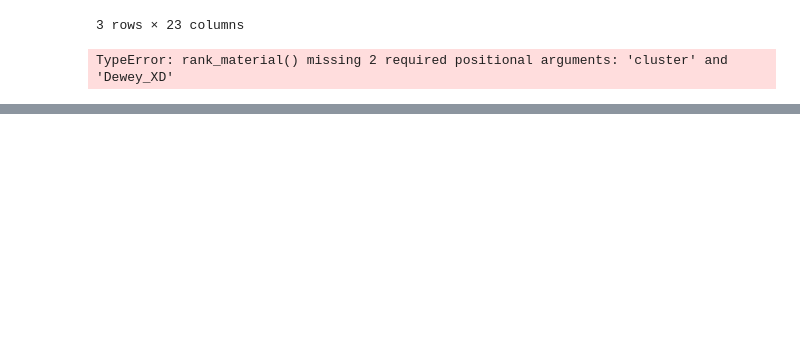
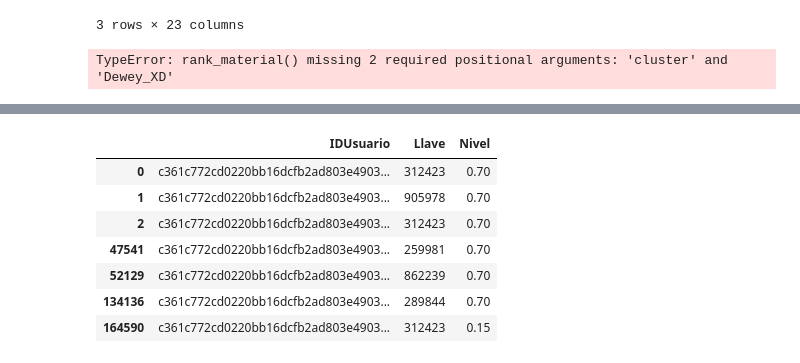
Before and after one commit to Johan-Ortegon-1/uaque, a Jupyter notebook: V2_Clustering_+_Recomendations/Untitled.ipynb, the cells around one changed output, grey strips where cells are left out. Cells and saved outputs as stored; diff of their text form; code cells hidden in the pictures; blank space fills up the shorter version.

```diff
--- a/V2_Clustering_+_Recomendations/Untitled.ipynb
+++ b/V2_Clustering_+_Recomendations/Untitled.ipynb
@@ -255,0 +389,2 @@ display(recomendaciones_final.shape[0])
+# %%
+recomendaciones_final_decena = recomendaciones_nivel(pesos_usuarios_decena, 0.15, 10)
@@ -255,0 +515,2 @@ display(recomendaciones_final.shape[0])
+# %%
+recomendaciones_final_centena = recomendaciones_nivel(pesos_usuarios_centena, 0.15, 10)
@@ -255,0 +601,20 @@ display(recomendaciones_final.shape[0])
+# %%
+def recomendaciones_usuario(id_usuario, df_recomendaciones):
+    recomendaciones_u = df_recomendaciones.loc[df_recomendaciones["IDUsuario"] == id_usuario]
+    display(recomendaciones_u)
+# %%
+recomendaciones_tres_niveles = pd.DataFrame(columns = ['IDUsuario', 'Llave', 'Nivel'])
+recomendaciones_tres_niveles = pd.concat([recomendaciones_tres_niveles, recomendaciones_final], ignore_index = True)
+recomendaciones_tres_niveles = pd.concat([recomendaciones_tres_niveles, recomendaciones_final_decena], ignore_index = True)
+recomendaciones_tres_niveles = pd.concat([recomendaciones_tres_niveles, recomendaciones_final_centena], ignore_index = True)
+
+recomendaciones_usuario('c361c772cd0220bb16dcfb2ad803e4903334ab94', recomendaciones_tres_niveles)
+# %% [output]
+|  | IDUsuario | Llave | Nivel |
+| 0 | c361c772cd0220bb16dcfb2ad803e4903... | 312423 | 0.70 |
+| 1 | c361c772cd0220bb16dcfb2ad803e4903... | 905978 | 0.70 |
+| 2 | c361c772cd0220bb16dcfb2ad803e4903... | 312423 | 0.70 |
+| 47541 | c361c772cd0220bb16dcfb2ad803e4903... | 259981 | 0.70 |
+| 52129 | c361c772cd0220bb16dcfb2ad803e4903... | 862239 | 0.70 |
+| 134136 | c361c772cd0220bb16dcfb2ad803e4903... | 289844 | 0.70 |
+| 164590 | c361c772cd0220bb16dcfb2ad803e4903... | 312423 | 0.15 |
```
Also changed, not shown: parts of 6 cells of this notebook.
